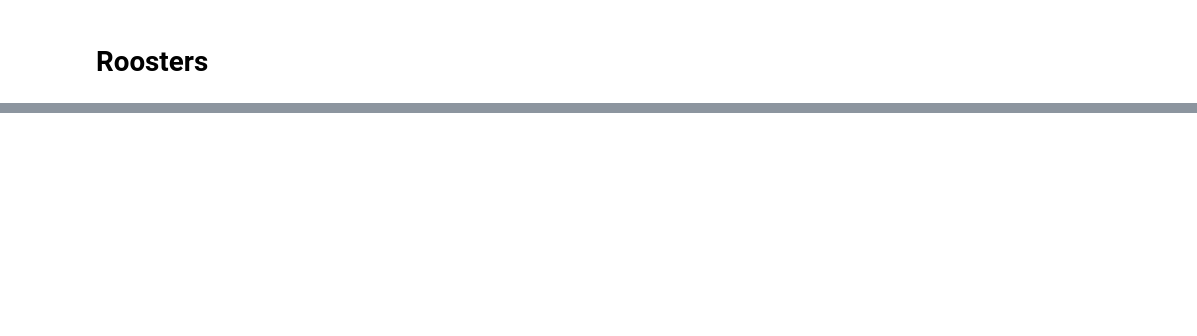
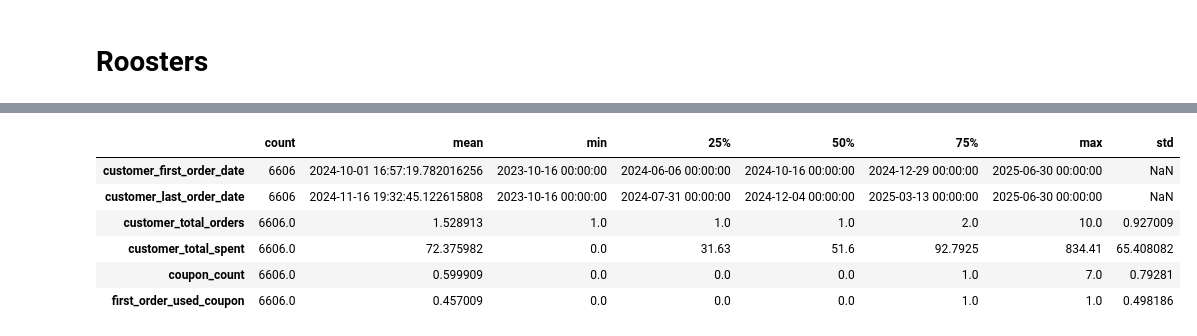
Before and after one commit to JJJJ217/Rooster, a Jupyter notebook: notebooks/1. Data preparation.ipynb, the cells around one changed output, grey strips where cells are left out. Saved outputs shown, nothing was run; the diff lists cells and outputs as text; code cells hidden in the pictures; blank space fills up the shorter version.

Commit message:
Data assessed & cleaned, exported cleaned rooster file for exploration and modelilng.

```diff
--- a/notebooks/1. Data preparation.ipynb
+++ b/notebooks/1. Data preparation.ipynb
@@ -9,2 +31,26 @@ print(os.getcwd())
 # %%
-import pandas as pd
+# Load datasets from the Excel workbook
+customers = pd.read_excel(
+    '../datafiles/rooster_a2_retention2.xlsx',
+    sheet_name='customers'
+)
+
+orders = pd.read_excel(
+    '../datafiles/rooster_a2_retention2.xlsx',
+    sheet_name='orders'
+)
+
+orderlines = pd.read_excel(
+    '../datafiles/rooster_a2_retention2.xlsx',
+    sheet_name='orderlines'
+)
+
+products = pd.read_excel(
+    '../datafiles/rooster_a2_retention2.xlsx',
+    sheet_name='products'
+)
+
+metadata = pd.read_excel(
+    '../datafiles/rooster_a2_retention2.xlsx',
+    sheet_name='metadata'
+)
@@ -41,0 +180,11 @@ df.head()
+# %%
+# Numerical summary
+customers.describe().T
+# %% [output]
+|  | count | mean | min | 25% | 50% | 75% | max | std |
+| customer_first_order_date | 6606 | 2024-10-01 16:57:19.782016256 | 2023-10-16 00:00:00 | 2024-06-06 00:00:00 | 2024-10-16 00:00:00 | 2024-12-29 00:00:00 | 2025-06-30 00:00:00 | NaN |
+| customer_last_order_date | 6606 | 2024-11-16 19:32:45.122615808 | 2023-10-16 00:00:00 | 2024-07-31 00:00:00 | 2024-12-04 00:00:00 | 2025-03-13 00:00:00 | 2025-06-30 00:00:00 | NaN |
+| customer_total_orders | 6606.0 | 1.528913 | 1.0 | 1.0 | 1.0 | 2.0 | 10.0 | 0.927009 |
+| customer_total_spent | 6606.0 | 72.375982 | 0.0 | 31.63 | 51.6 | 92.7925 | 834.41 | 65.408082 |
+| coupon_count | 6606.0 | 0.599909 | 0.0 | 0.0 | 0.0 | 1.0 | 7.0 | 0.79281 |
+| first_order_used_coupon | 6606.0 | 0.457009 | 0.0 | 0.0 | 0.0 | 1.0 | 1.0 | 0.498186 |
```
Also changed, not shown: parts of 70 cells of this notebook, 2 other files.
